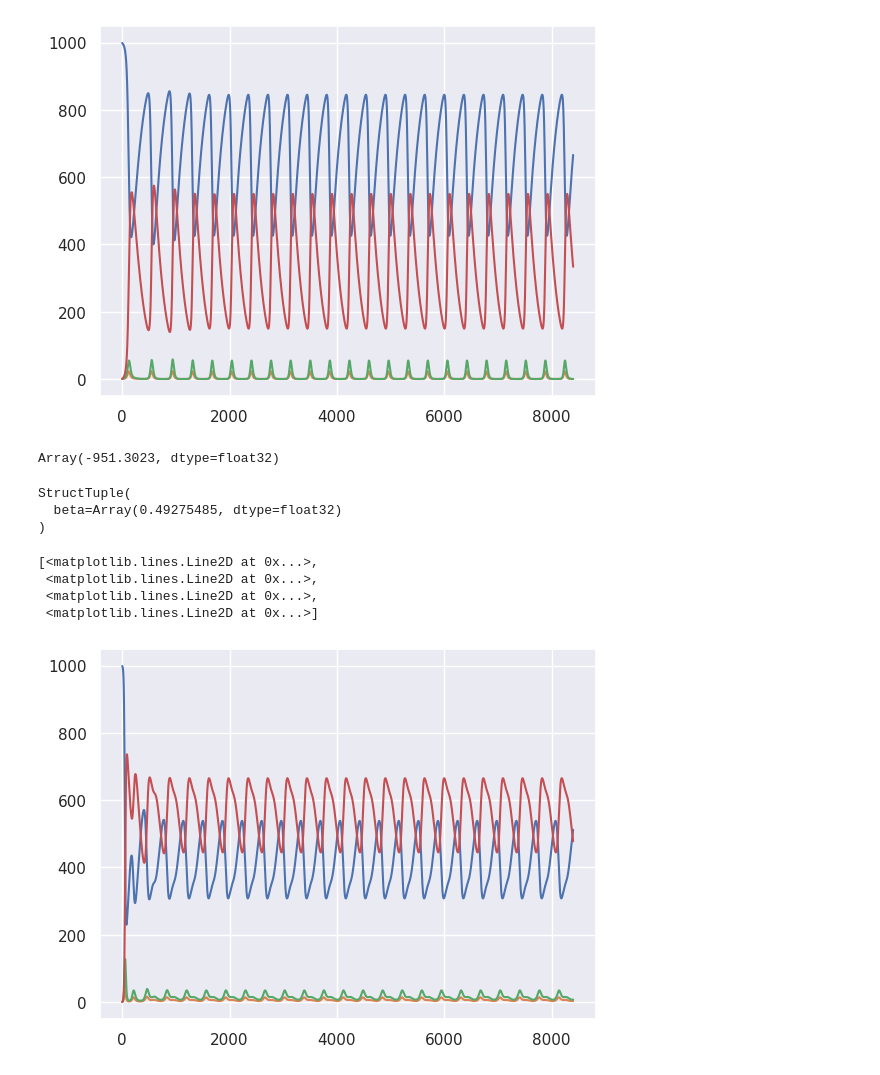
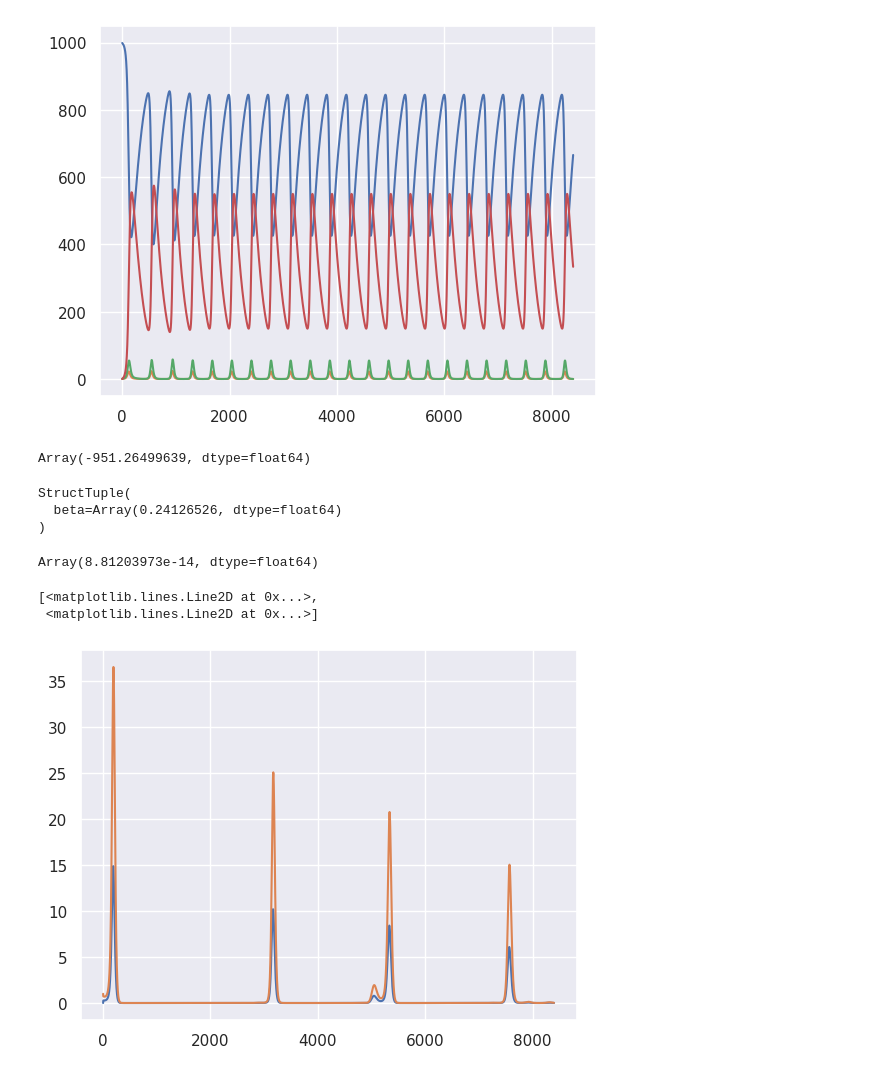
Before and after one commit to e-foster/flu-modelling-nihr, a Jupyter notebook: 05-simple-gemlib-flu-modelling.ipynb, the cells around one changed output. Drawn from its saved outputs; the diff is of its cells as text; code cells hidden in the pictures.

Commit message:
Attempt to debug MCMC for beta and omega

```diff
--- a/05-simple-gemlib-flu-modelling.ipynb
+++ b/05-simple-gemlib-flu-modelling.ipynb
@@ -28,7 +28,7 @@ from gemlib.mcmc import mcmc, rwmh, adaptive_rwmh, hmc
 %matplotlib inline
 tfd = tfp.distributions
 
-DTYPE=np.float32
+DTYPE=np.float64
 
 sns.set_theme()
 # %%
@@ -87,7 +87,7 @@ n_burn_in_season = 20
 season_bounds = get_season_boundaries(2012, n_season, n_burn_in_season)
 
 
-def seirs_beta_t_ode_model(beta, sigma, gamma, omega, amp, phase,):    # num steps not as an argument
+def seirs_beta_t_ode_model(beta, sigma, gamma, omega, amp, phase):    # num steps not as an argument
 
     def se_rate(t, state):
         seasonal_term = amp * jnp.cos(2 * np.pi * t / 365 - phase)
@@ -108,7 +108,8 @@ def seirs_beta_t_ode_model(beta, sigma, gamma, omega, amp, phase,):    # num ste
                      incidence_matrix = incidence_matrix,
                      num_steps = season_bounds[-1],
                      initial_time = 0.0,
-                     time_delta = 1.0)
+                     time_delta = 1.0,
+                     solver_kwargs = {"rtol": 1e-8, "atol": 1e-14})
 # %%
 # Fake Data
 sigma = 0.5
@@ -181,26 +182,28 @@ pinned_model = model.experimental_pin(obs_cases=obs_cases)
 # %%
 pinned_model.log_prob(beta=0.3) #, omega=1/180.0)
 # %% [output]
-Array(-951.3023, dtype=float32)
+Array(-951.26499639, dtype=float64)
 # %%
 init_pos = pinned_model.sample_unpinned(seed=jax.random.key(456))
 # %%
 init_pos
 # %% [output]
 StructTuple(
-  beta=Array(0.49275485, dtype=float32)
+  beta=Array(0.24126526, dtype=float64)
 )
 # %%
-test = seirs_beta_t_ode_model(beta=init_pos.beta, sigma=0.5, gamma=0.2, omega=1/180.0, amp=-0.2, phase=0)
+test = seirs_beta_t_ode_model(beta=init_pos.beta, sigma=0.5, gamma=0.2, omega=0.001, amp=-0.2, phase=0)
 # test = seirs_beta_t_ode_model(beta=init_pos.beta, sigma=0.5, gamma=0.2, omega=init_pos.omega, amp=-0.2, phase=0)
+# %%
+0.5*np.min(test.states[1:,0,1])
+# %% [output]
+Array(8.81203973e-14, dtype=float64)
 # %%
-plt.plot(test.states[:,0,:])
+plt.plot(test.states[:,0,1:3])
 # %% [output]
 [<matplotlib.lines.Line2D at 0x...>,
- <matplotlib.lines.Line2D at 0x...>,
- <matplotlib.lines.Line2D at 0x...>,
  <matplotlib.lines.Line2D at 0x...>]
-[figure, old version]
+[figure, new version]
 # %%
 kernel = adaptive_rwmh(initial_scale=0.1)
 # %%
```
Also changed, not shown: parts of 15 cells of this notebook.
